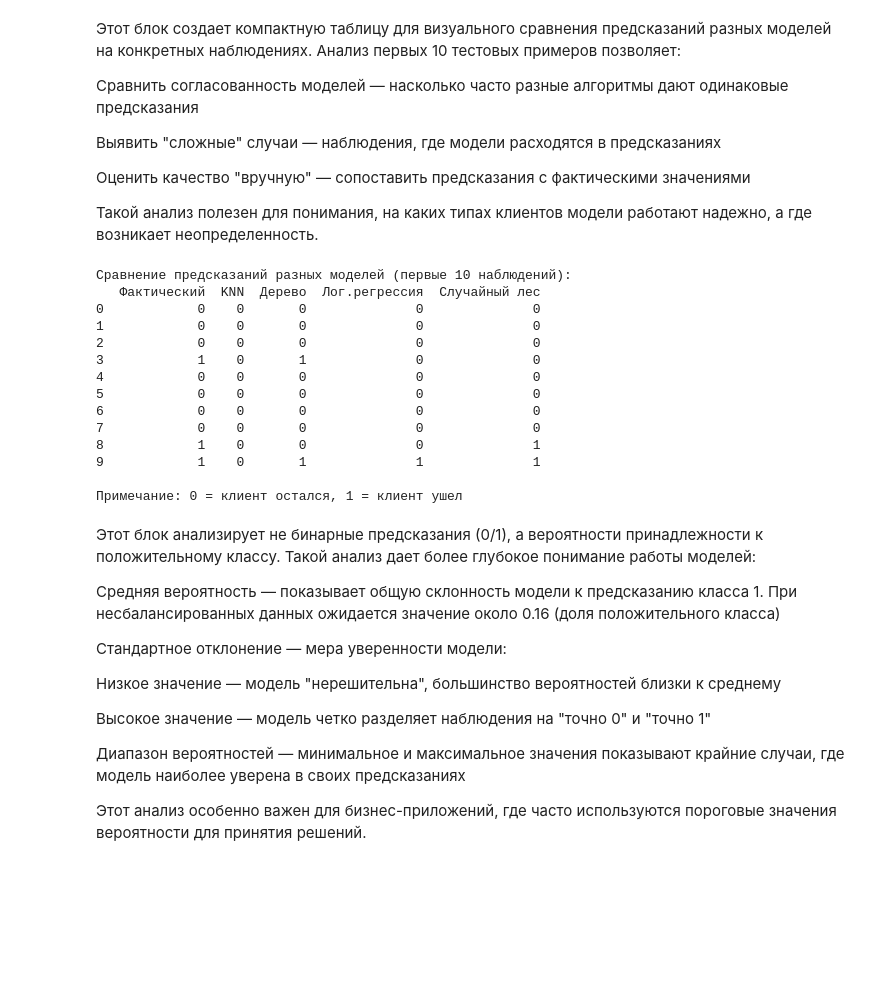
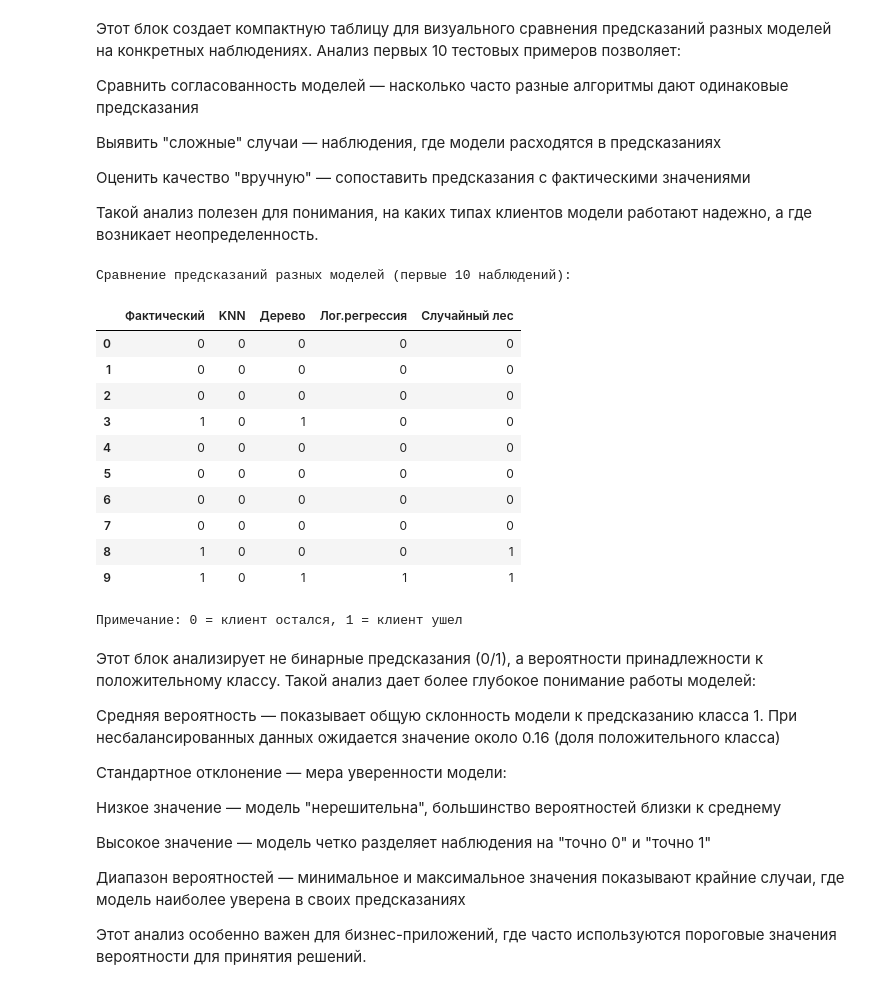
Before and after one commit to user000000000000000000000/LR5_Antonov_5, a Jupyter notebook: ЛР5_Антонов_5.ipynb, the cells around one changed output. Cells and saved outputs as stored; diff of their text form; code cells hidden in the pictures; blank space fills up the shorter version.

```diff
--- a/ЛР5_Антонов_5.ipynb
+++ b/ЛР5_Антонов_5.ipynb
@@ -462,31 +462,30 @@ for name, model in trained_models.items():
 # %%
 # 5.4 Визуализация предсказаний (первые 10 наблюдений)
 results_df = pd.DataFrame({
     'Фактический': y_test.values[:10],
     'KNN': predictions['K-ближайших соседей'][:10],
     'Дерево': predictions['Дерево решений'][:10],
     'Лог.регрессия': predictions['Логистическая регрессия'][:10],
     'Случайный лес': predictions['Случайный лес'][:10]
 })
 
 print("\nСравнение предсказаний разных моделей (первые 10 наблюдений):")
-print(results_df)
+display(results_df)
 print("\nПримечание: 0 = клиент остался, 1 = клиент ушел")
 # %% [output]
 Сравнение предсказаний разных моделей (первые 10 наблюдений):
-   Фактический  KNN  Дерево  Лог.регрессия  Случайный лес
-0            0    0       0              0              0
-1            0    0       0              0              0
-2            0    0       0              0              0
-3            1    0       1              0              0
-4            0    0       0              0              0
-5            0    0       0              0              0
-6            0    0       0              0              0
-7            0    0       0              0              0
-8            1    0       0              0              1
-9            1    0       1              1              1
-
-Примечание: 0 = клиент остался, 1 = клиент ушел
+|  | Фактический | KNN | Дерево | Лог.регрессия | Случайный лес |
+| 0 | 0 | 0 | 0 | 0 | 0 |
+| 1 | 0 | 0 | 0 | 0 | 0 |
+| 2 | 0 | 0 | 0 | 0 | 0 |
+| 3 | 1 | 0 | 1 | 0 | 0 |
+| 4 | 0 | 0 | 0 | 0 | 0 |
+| 5 | 0 | 0 | 0 | 0 | 0 |
+| 6 | 0 | 0 | 0 | 0 | 0 |
+| 7 | 0 | 0 | 0 | 0 | 0 |
+| 8 | 1 | 0 | 0 | 0 | 1 |
+| 9 | 1 | 0 | 1 | 1 | 1 |
+Примечание: 0 = клиент остался, 1 = клиент ушел
 # %% [markdown]
 Этот блок анализирует не бинарные предсказания (0/1), а вероятности принадлежности к положительному классу. Такой анализ дает более глубокое понимание работы моделей:
 
```
Also changed, not shown: parts of 9 cells of this notebook.
